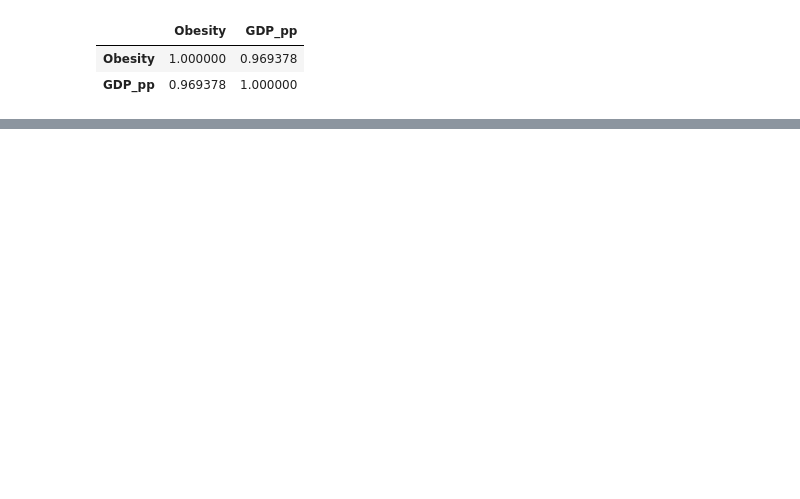
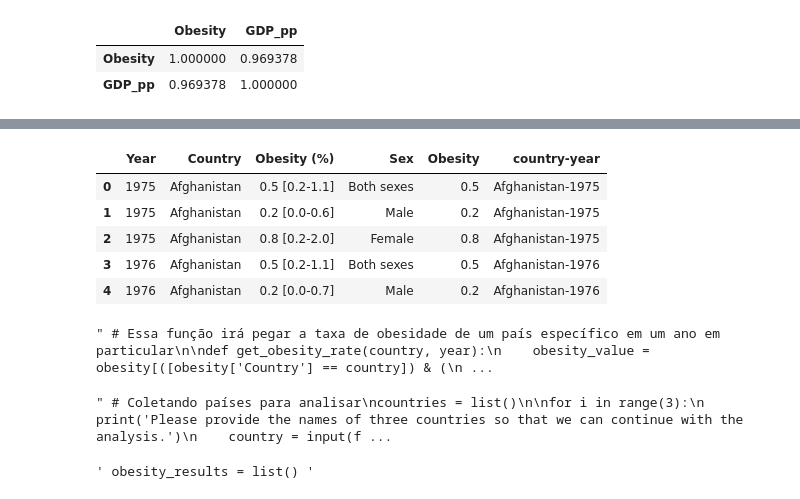
Before and after one commit to tomosantos/data-science, a Jupyter notebook: projects/data analysis/gdp/gdp.ipynb, the cells around one changed output, grey strips where cells are left out. Cells and saved outputs as stored; diff of their text form; code cells hidden in the pictures; blank space fills up the shorter version.

```diff
--- a/projects/data analysis/gdp/gdp.ipynb
+++ b/projects/data analysis/gdp/gdp.ipynb
@@ -277,0 +311,71 @@ gdp_clean.reset_index(drop=True).groupby('Year')[['Obesity', 'GDP_pp']].mean().c
+# %%
+obesity.reset_index(inplace=True)
+obesity.head()
+# %% [output]
+|  | Year | Country | Obesity (%) | Sex | Obesity | country-year |
+| 0 | 1975 | Afghanistan | 0.5 [0.2-1.1] | Both sexes | 0.5 | Afghanistan-1975 |
+| 1 | 1975 | Afghanistan | 0.2 [0.0-0.6] | Male | 0.2 | Afghanistan-1975 |
+| 2 | 1975 | Afghanistan | 0.8 [0.2-2.0] | Female | 0.8 | Afghanistan-1975 |
+| 3 | 1976 | Afghanistan | 0.5 [0.2-1.1] | Both sexes | 0.5 | Afghanistan-1976 |
+| 4 | 1976 | Afghanistan | 0.2 [0.0-0.7] | Male | 0.2 | Afghanistan-1976 |
+# %%
+# Essa função irá pegar o GDP Per Capita de um país específico em um ano em particular
+def get_gdp(country, year):
+    gdp_value = gdp[(gdp['Country'] == country) &
+                    (gdp['Year'] == year)]['GDP_pp']
+
+    if not gdp_value.empty:
+        return gdp_value.values[0]
+    else:
+        return 'Data not available'
+
+""" # Essa função irá pegar a taxa de obesidade de um país específico em um ano em particular
+
+def get_obesity_rate(country, year):
+    obesity_value = obesity[([obesity['Country'] == country]) & (
+        obesity['Year'] == year) & (obesity['Sex'] == 'Both sexes')]['Obesity (%)']
+
+    if not obesity_value.empty:
+        return float(obesity_value.values[0].split()[0])
+    else:
+        return 'Data not available' """
+# %% [output]
+" # Essa função irá pegar a taxa de obesidade de um país específico em um ano em particular\n\ndef get_obesity_rate(country, year):\n    obesity_value = obesity[([obesity['Country'] == country]) & (\n ...
+# %%
+""" # Coletando países para analisar
+countries = list()
+
+for i in range(3):
+    print('Please provide the names of three countries so that we can continue with the analysis.')
+    country = input(f'Enter the name of country number {i+1}: ')
+
+    if not country:
+        break
+
+    countries.append(country)
+
+# Coletando os anos para análise
+years = list()
+
+for i in len(countries):
+    print('Now enter the years you would like to analyze.')
+    year = int(input(f'Year {i+1}: '))
+
+    if not year:
+        break
+
+    years.append(year) """
+# %% [output]
+" # Coletando países para analisar\ncountries = list()\n\nfor i in range(3):\n    print('Please provide the names of three countries so that we can continue with the analysis.')\n    country = input(f ...
+# %%
+# Lista de países
+countries = ['United States', 'China', 'Brazil']
+
+# Anos
+years = [1901, 1911, 1921]
+
+# Inicializando as listas para armazenar os resultados
+gdp_results = list()
+""" obesity_results = list() """
+# %% [output]
+' obesity_results = list() '
```
Also changed, not shown: parts of 16 cells of this notebook, 7 other files.
